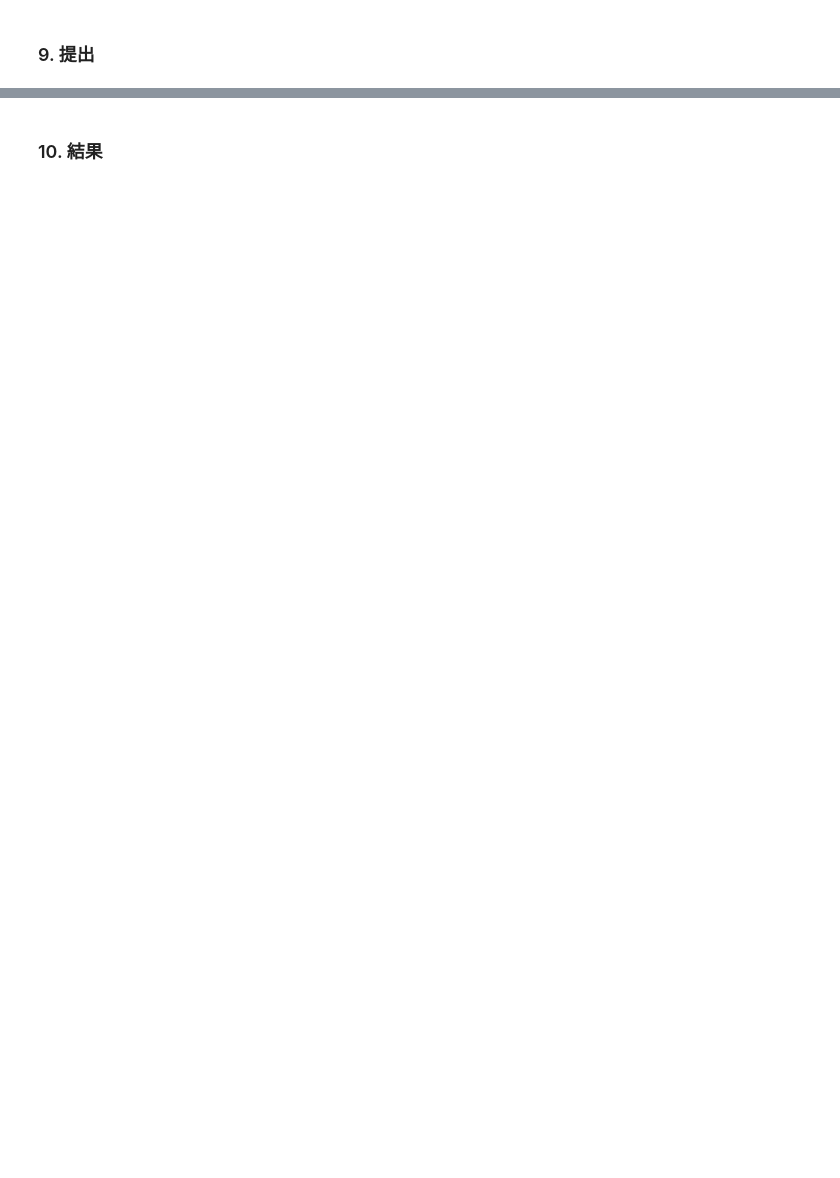
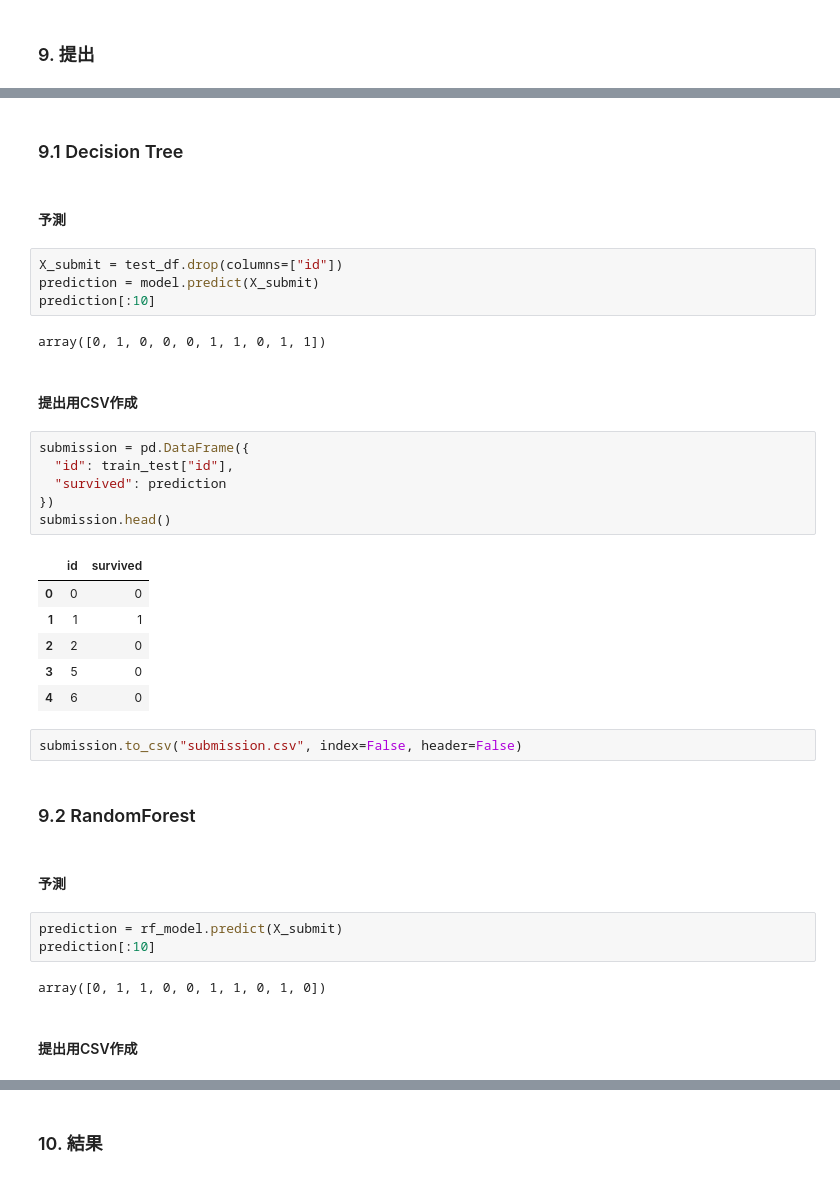
Before and after one commit to runa-yamauchi-dev/SIGNATE_Practice, a Jupyter notebook: competition01_titanic/notebook/titanic.ipynb, the cells around one changed output, grey strips where cells are left out. Cells and saved outputs as stored; diff of their text form; blank space fills up the shorter version.

```diff
--- a/competition01_titanic/notebook/titanic.ipynb
+++ b/competition01_titanic/notebook/titanic.ipynb
@@ -463,0 +627,38 @@ zip(X.columns, importance)で列の名前と重要度を結び付ける(ペア
+# %% [markdown]
+### 9.1 Decision Tree
+# %% [markdown]
+#### 予測
+# %%
+X_submit = test_df.drop(columns=["id"])
+prediction = model.predict(X_submit)
+prediction[:10]
+# %% [output]
+array([0, 1, 0, 0, 0, 1, 1, 0, 1, 1])
+# %% [markdown]
+#### 提出用CSV作成
+# %%
+submission = pd.DataFrame({
+  "id": train_test["id"],
+  "survived": prediction
+})
+submission.head()
+# %% [output]
+|  | id | survived |
+| 0 | 0 | 0 |
+| 1 | 1 | 1 |
+| 2 | 2 | 0 |
+| 3 | 5 | 0 |
+| 4 | 6 | 0 |
+# %%
+submission.to_csv("submission.csv", index=False, header=False)
+# %% [markdown]
+### 9.2 RandomForest
+# %% [markdown]
+#### 予測
+# %%
+prediction = rf_model.predict(X_submit)
+prediction[:10]
+# %% [output]
+array([0, 1, 1, 0, 0, 1, 1, 0, 1, 0])
+# %% [markdown]
+#### 提出用CSV作成
```
Also changed, not shown: parts of 31 cells of this notebook, 2 other files.
